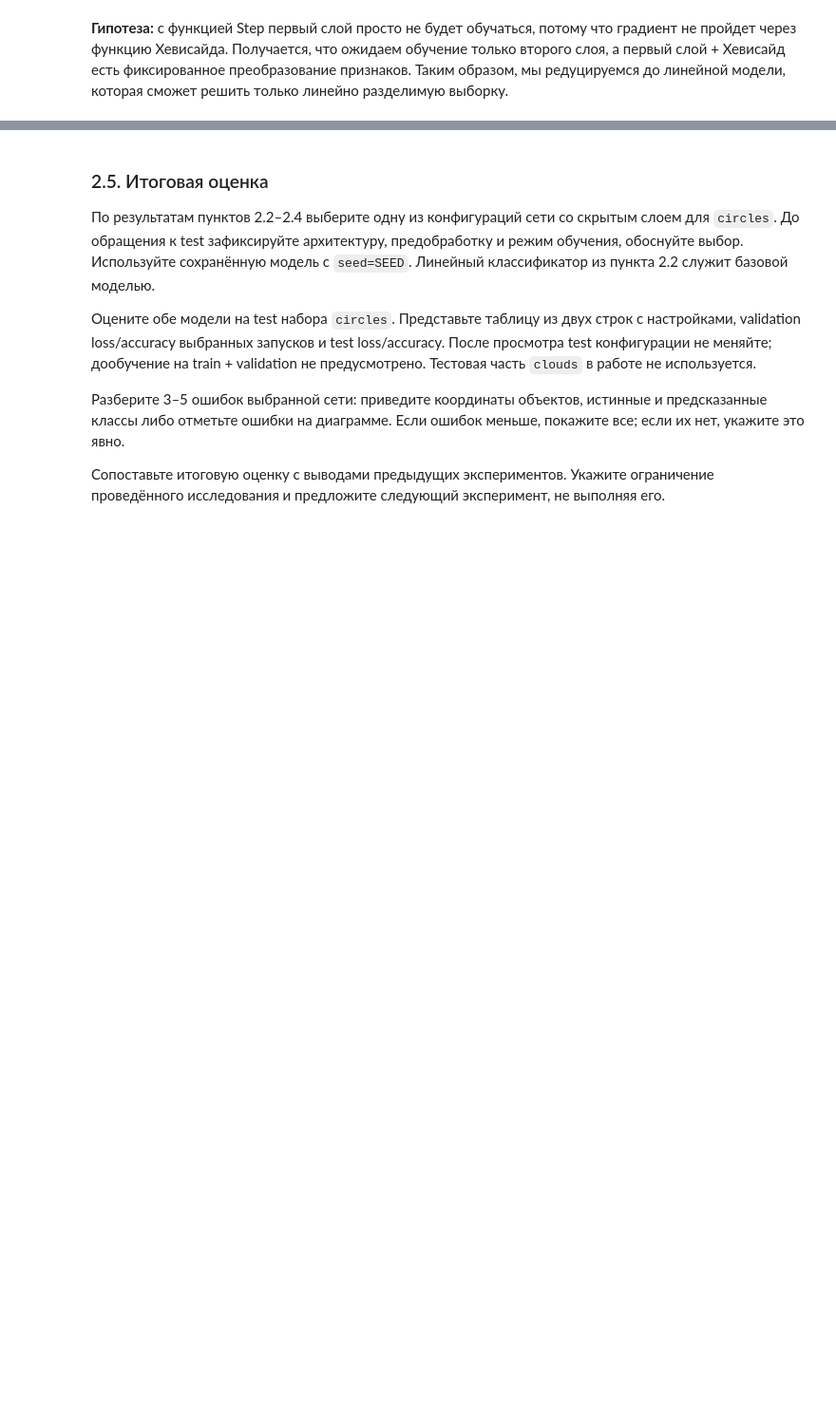
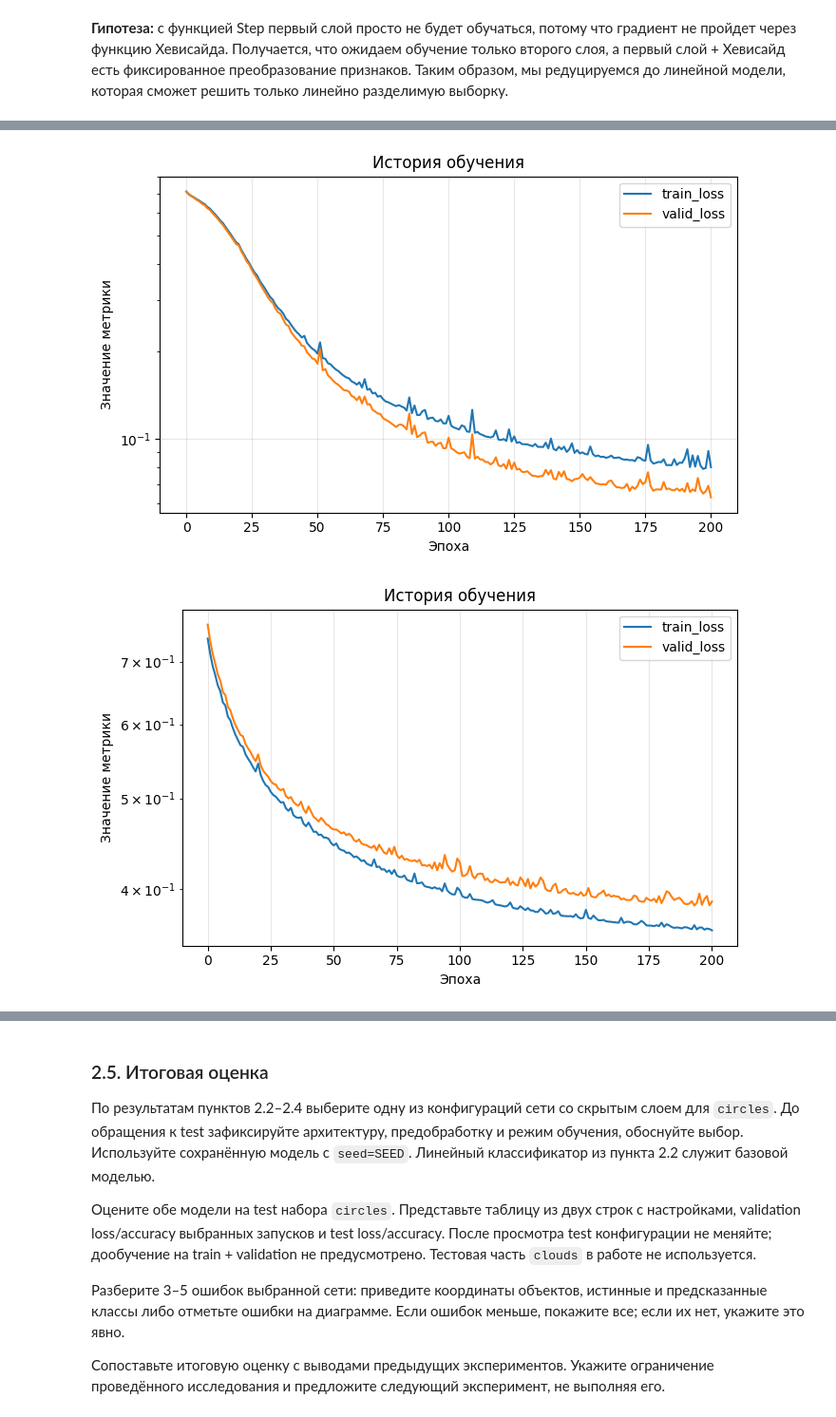
Before and after one commit to Abrackadabrr/machine_learning_practice, a Jupyter notebook: hometask/autumn_semester/task_2/hw2_neural_networks_student.ipynb, the cells around one changed output, grey strips where cells are left out. Shown at 95% size. Cells and saved outputs as stored; diff of their text form; code cells hidden in the pictures; blank space fills up the shorter version.

```diff
--- a/hometask/autumn_semester/task_2/hw2_neural_networks_student.ipynb
+++ b/hometask/autumn_semester/task_2/hw2_neural_networks_student.ipynb
@@ -1455,2 +1540,8 @@ Lin->Step->Lin
+# %%
+plot_history(nw_histroy_by_initial[SEED], ["train_loss", "valid_loss"])
+plot_history(stepnw_history_by_initial[SEED], ["train_loss", "valid_loss"])
+# %% [output]
+[figure, added]
+[figure, added]
 # %% [markdown]
 **Обсуждение результатов:**
```
Also changed, not shown: parts of 13 cells of this notebook.
